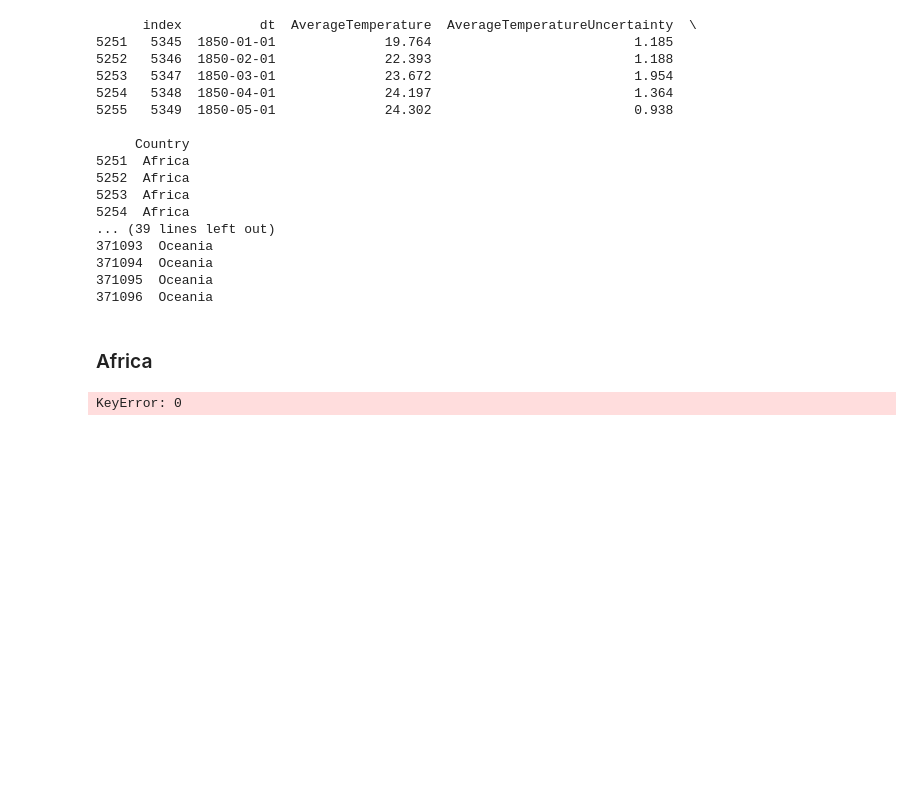
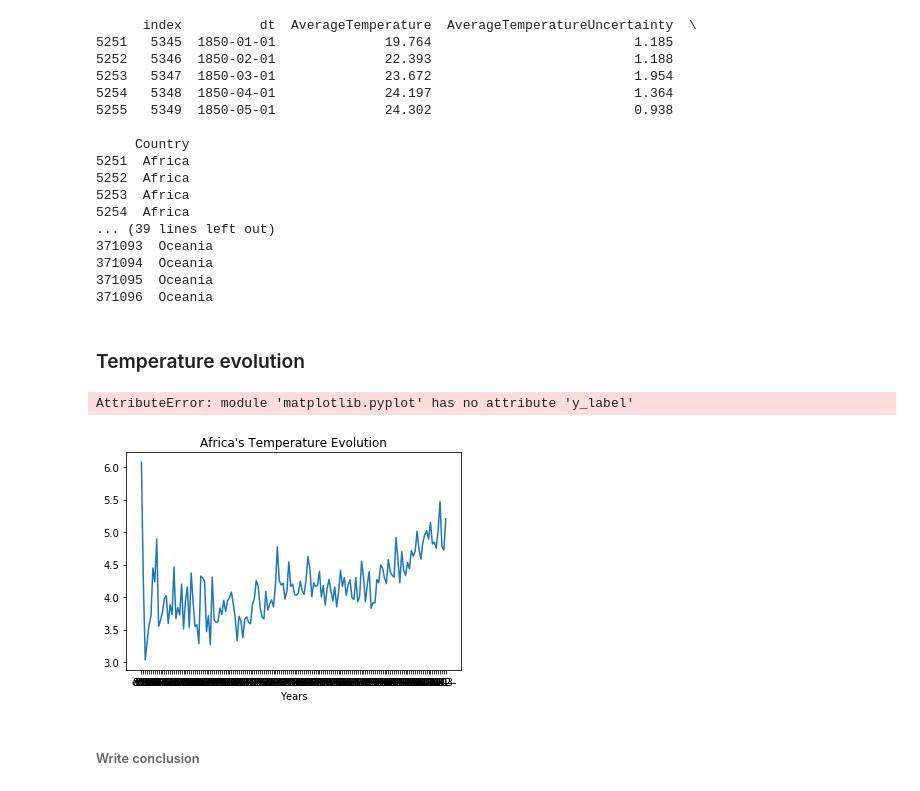
Before and after one commit to LuisMota93/Data_Analysis_Final, a Jupyter notebook: ClimateChange.ipynb, the cells around one changed output. Cells and saved outputs as stored; diff of their text form; code cells hidden in the pictures; blank space fills up the shorter version.

Commit message:
Continents graphs function

```diff
--- a/ClimateChange.ipynb
+++ b/ClimateChange.ipynb
@@ -186,7 +186,7 @@ The first step is to check the list of the countries in the dataset and choose t
 # %%
 print(countrytemp["Country"].unique())
 
-continents = ["Asia", "Africa", "America", "Europe", "Oceania"]
+continents = ["Africa","Asia", "America", "Europe", "Oceania"]
 
 for continent in continents:
     if continent in countrytemp["Country"].tolist():
@@ -248,9 +248,46 @@ print(oceania_temp.head())
 371094  Oceania
 371095  Oceania
 371096  Oceania
-# %% [markdown]
-### Africa
-# %%
-get_graph(africa_temp, "AverageTemperature", "Africa Temperature Evolution")
-# %% [output]
-KeyError: 0
+# %% [markdown]
+### Temperature evolution
+# %%
+def get_graph_cont(data, temp, graph_title):
+    years = []
+    for i in range(len(data[temp])):
+        if str(data["dt"][i:i+1])[9:13] not in years:
+            years.append(str(data["dt"][i:i+1])[9:13])
+
+    year_temp = []
+    for year in years:
+        year_avg = []
+        for k in range(len(data[temp])):
+            if str(data["dt"][k:k+1])[9:13] == year:
+                year_avg.append(float((str(data[temp][k:k+1]))[8:14]))
+        year_temp.append(np.mean(year_avg))
+
+    plt.figure(figsize = (20, 10))
+    plt.plot(years, year_temp)
+    plt.title(graph_title)
+    plt.xlabel("Years")
+    plt.ylabel("Temperature")
+    plt.xticks([], [])
+
+
+for continent in continents:
+    title = continent + "'s Temperature Evolution"
+    if continent == "Africa":
+        dataset = africa_temp
+    if continent == "Asia":
+        dataset = asia_temp
+    if continent == "America":
+        dataset = america_temp
+    if continent == "Europe":
+        dataset = europe_temp
+    if continent == "Oceania":
+        dataset = oceania_temp
+    get_graph_cont(dataset, "AverageTemperature", "Africa's Temperature Evolution")
+# %% [output]
+AttributeError: module 'matplotlib.pyplot' has no attribute 'y_label'
+[figure, added]
+# %% [markdown]
+###### Write conclusion
```
Also changed, not shown: parts of 1 cell of this notebook.
